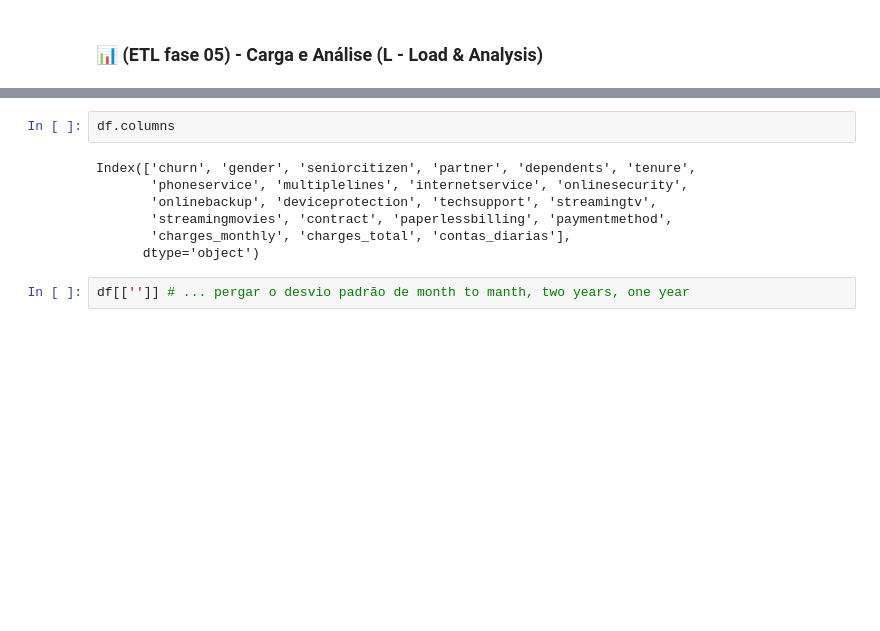
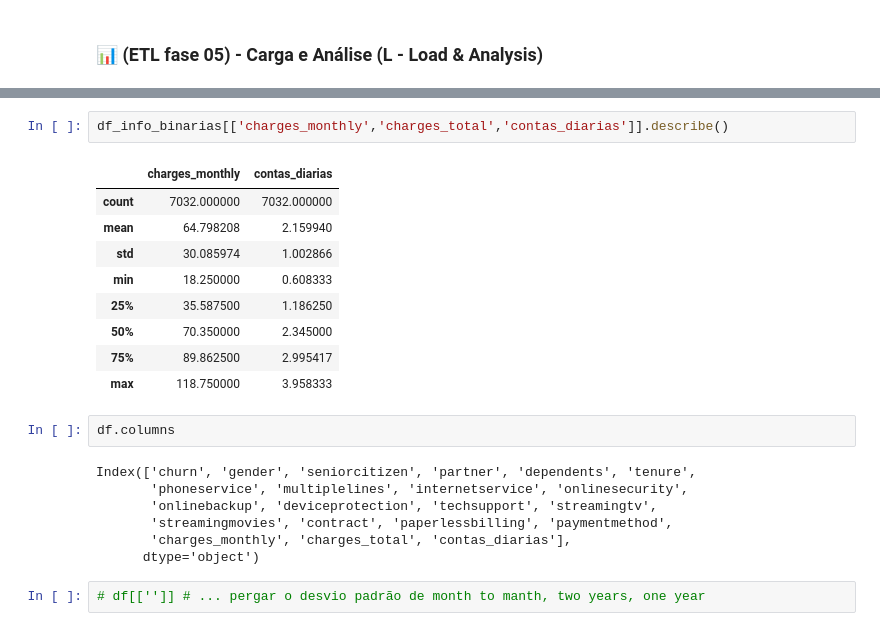
Before and after one commit to Megalonnix/ChallengeTelecomX, a Jupyter notebook: TelecomX_BR.ipynb, the cells around one changed output, grey strips where cells are left out. Drawn from its saved outputs; the diff is of its cells as text; blank space fills up the shorter version.

```diff
--- a/TelecomX_BR.ipynb
+++ b/TelecomX_BR.ipynb
@@ -466,3 +578,15 @@ df[['charges_monthly','charges_total','contas_diarias']].describe()
+# %%
+df_info_binarias[['charges_monthly','charges_total','contas_diarias']].describe()
+# %% [output]
+|  | charges_monthly | contas_diarias |
+| count | 7032.000000 | 7032.000000 |
+| mean | 64.798208 | 2.159940 |
+| std | 30.085974 | 1.002866 |
+| min | 18.250000 | 0.608333 |
+| 25% | 35.587500 | 1.186250 |
+| 50% | 70.350000 | 2.345000 |
+| 75% | 89.862500 | 2.995417 |
+| max | 118.750000 | 3.958333 |
 # %%
 df.columns
 # %% [output]
@@ -473,4 +597,4 @@ Index(['churn', 'gender', 'seniorcitizen', 'partner', 'dependents', 'tenure',
        'charges_monthly', 'charges_total', 'contas_diarias'],
       dtype='object')
 # %%
-df[['']] # ... pergar o desvio padrão de month to manth, two years, one year
+# df[['']] # ... pergar o desvio padrão de month to manth, two years, one year
```
Also changed, not shown: parts of 21 cells of this notebook.
